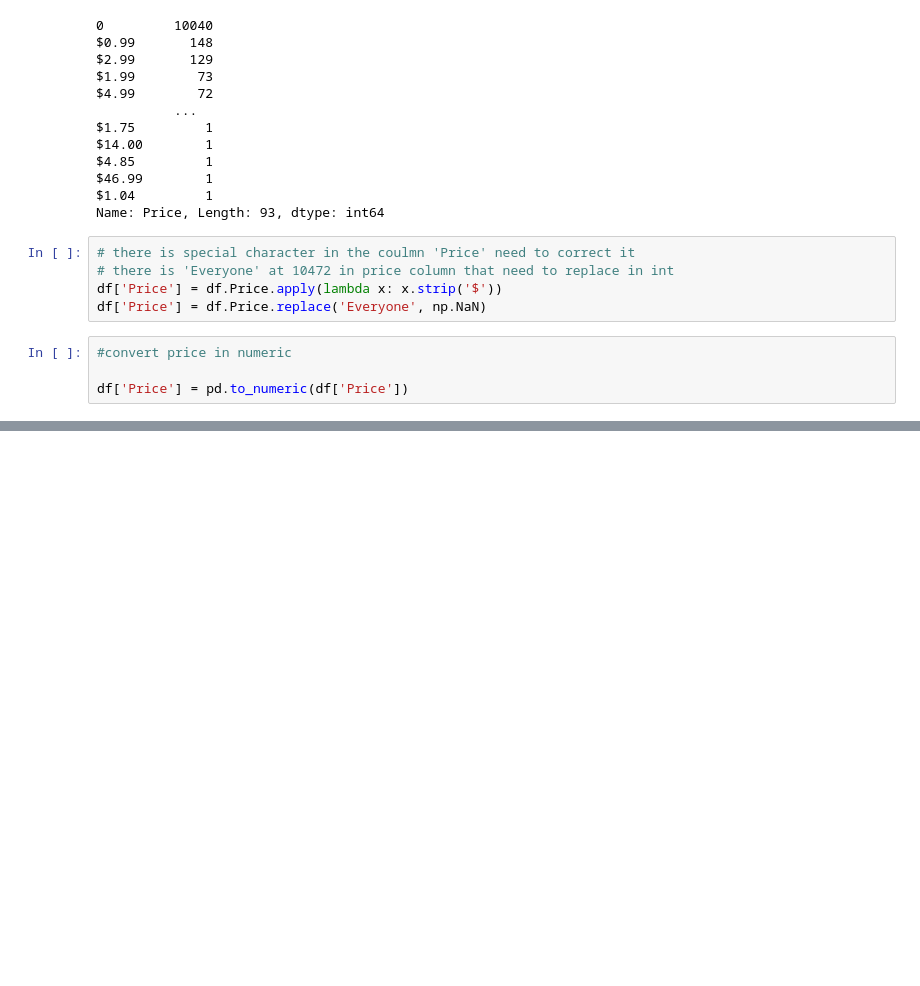
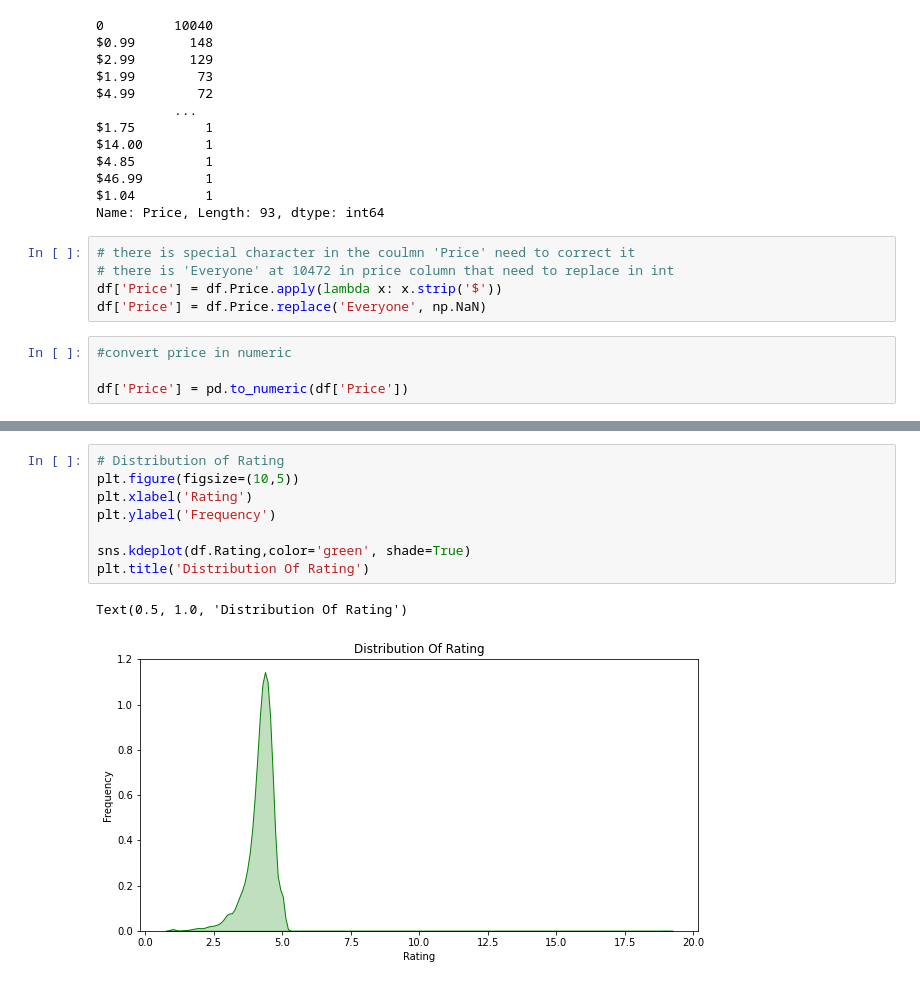
Before and after one commit to pratikjori20/Play-Store-App-Review-Analysis, a Jupyter notebook: Play_Store_App_Review_Analysis.ipynb, the cells around one changed output, grey strips where cells are left out. Drawn from its saved outputs; the diff is of its cells as text; blank space fills up the shorter version.

```diff
--- a/Play_Store_App_Review_Analysis.ipynb
+++ b/Play_Store_App_Review_Analysis.ipynb
@@ -162,0 +295,11 @@ df['Price'] = pd.to_numeric(df['Price'])
+# %%
+# Distribution of Rating
+plt.figure(figsize=(10,5))
+plt.xlabel('Rating')
+plt.ylabel('Frequency')
+
+sns.kdeplot(df.Rating,color='green', shade=True)
+plt.title('Distribution Of Rating')
+# %% [output]
+Text(0.5, 1.0, 'Distribution Of Rating')
+[figure, added]
```
Also changed, not shown: parts of 21 cells of this notebook.
